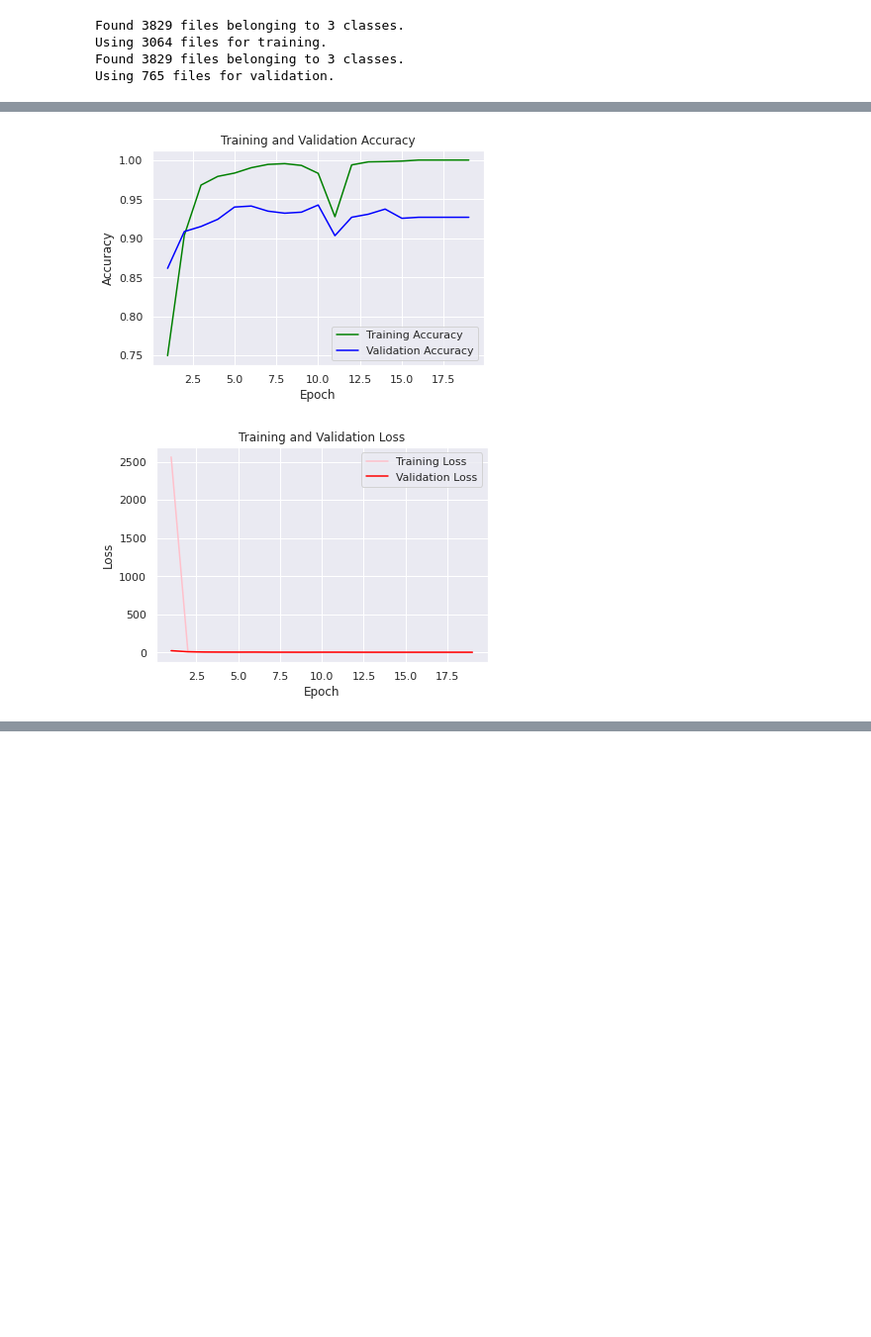
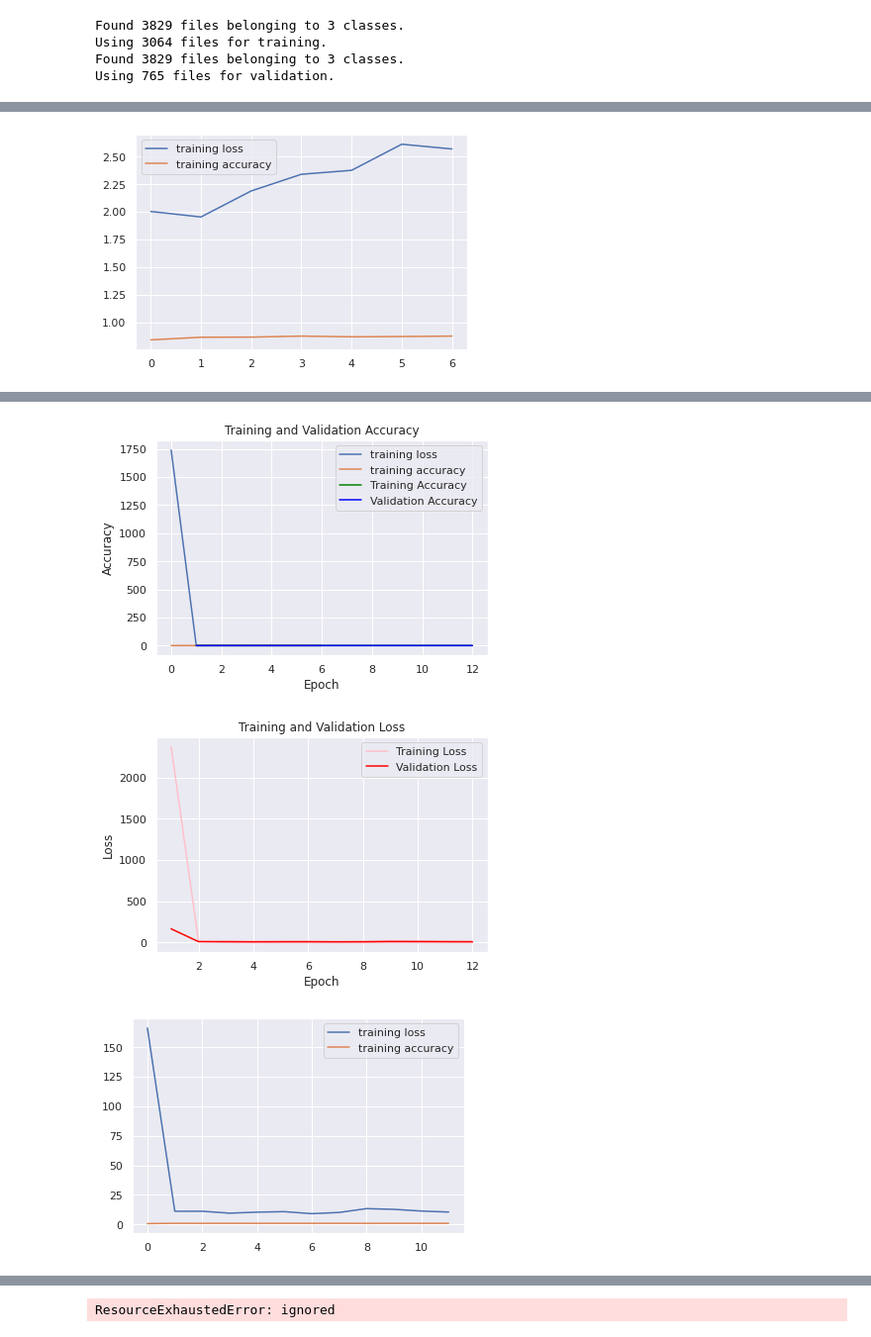
Before and after one commit to GoetheUniCV/cvproject, a Jupyter notebook: models/benchmark.ipynb, the cells around one changed output, grey strips where cells are left out. Shown: that part at 99% size. Drawn from its saved outputs; the diff is of its cells as text; code cells hidden in the pictures; blank space fills up the shorter version.

```diff
--- a/models/benchmark.ipynb
+++ b/models/benchmark.ipynb
@@ -253,9 +255,0 @@ early = tf.keras.callbacks.EarlyStopping(monitor='val_loss',patience=5)
-# %%
-# Compile the models.
-for model in models:
-  model.compile(optimizer='adam',loss='sparse_categorical_crossentropy', metrics=['accuracy'])
-# %%
-# Fit the model.
-histories = []
-for model in models:
-  histories.append(model.fit(train_data,validation_data= test_data,batch_size=32,epochs = 20,callbacks=[early]))
@@ -280,5 +255,0 @@ Epoch 1/20
-# %%
-# Evaluate the model.
-for i, model in enumerate(models):
-  print(f'Evaluation of model {i+1}:')
-  model.evaluate(test_data)
@@ -287,7 +256,31 @@ NameError: ignored
 # %%
-for i, history in enumerate(histories):
-  print(f'Model {i+1}:')
-  #plotting training values
+for i in range(0, len(models)):
+  # TODO: improve visualization
+  print('#####################################################################')
+  print(f'Model {i+1}')
+  print('#####################################################################')
+
+  # Get first model and remove it from list.
+  model = models.pop(0)
+
+  # Avoid overfitting...
+  early = tf.keras.callbacks.EarlyStopping(monitor='val_loss',patience=5)
+
+  # Compile the model.
+  model.compile(optimizer='adam',
+                loss='sparse_categorical_crossentropy',
+                metrics=['accuracy'])
+
+  # Fit the model.
+  history=model.fit(train_data,
+                    validation_data=test_data,
+                    batch_size=32,epochs = 20,
+                    callbacks=[early])
+
+  # Evaluate the model.
+  model.evaluate(test_data)
+
+  # plotting training values
   sns.set()
 
   acc = history.history['accuracy']
@@ -303,8 +296,8 @@ for i, history in enumerate(histories):
   plt.ylabel('Accuracy')
   plt.xlabel('Epoch')
   plt.legend()
+  plt.figure()
 
-  plt.figure()
   #loss plot
   plt.plot(epochs, loss, color='pink', label='Training Loss')
   plt.plot(epochs, val_loss, color='red', label='Validation Loss')
@@ -312,7 +305,26 @@ for i, history in enumerate(histories):
   plt.xlabel('Epoch')
   plt.ylabel('Loss')
   plt.legend()
+  plt.show()
 
+  #train data accuracy and loss
+  plt.plot(history.history['val_loss'], label = 'training loss')
+  plt.plot(history.history['val_accuracy'], label = 'training accuracy')
+  plt.legend()
   plt.show()
-  print('____________________________')
+
+  #test data accuracy and loss
+  plt.plot(history.history['loss'], label = 'training loss')
+  plt.plot(history.history['accuracy'], label = 'training accuracy')
+  plt.legend()
+
+  # Save model as .h5 file.
+  model.save(f'{MODELS_PATH}/model_2021-01-20_{i+1}.h5')
+
+  # Delete the data for this model from RAM/GPU/wherever...
+  del model
+  del history
+  K.clear_session()
+
+  print('#####################################################################')
 # %% [output]
@@ -321,0 +351 @@ Model 0:
+[figure, new version]
@@ -324,2 +369,3 @@ Model 1:
-[figure, old version]
-[figure, old version]
+[figure, new version]
+[figure, added]
+[figure, added]
@@ -326,0 +377 @@ ____________________________
+ResourceExhaustedError: ignored
```
Also changed, not shown: parts of 11 cells of this notebook.
